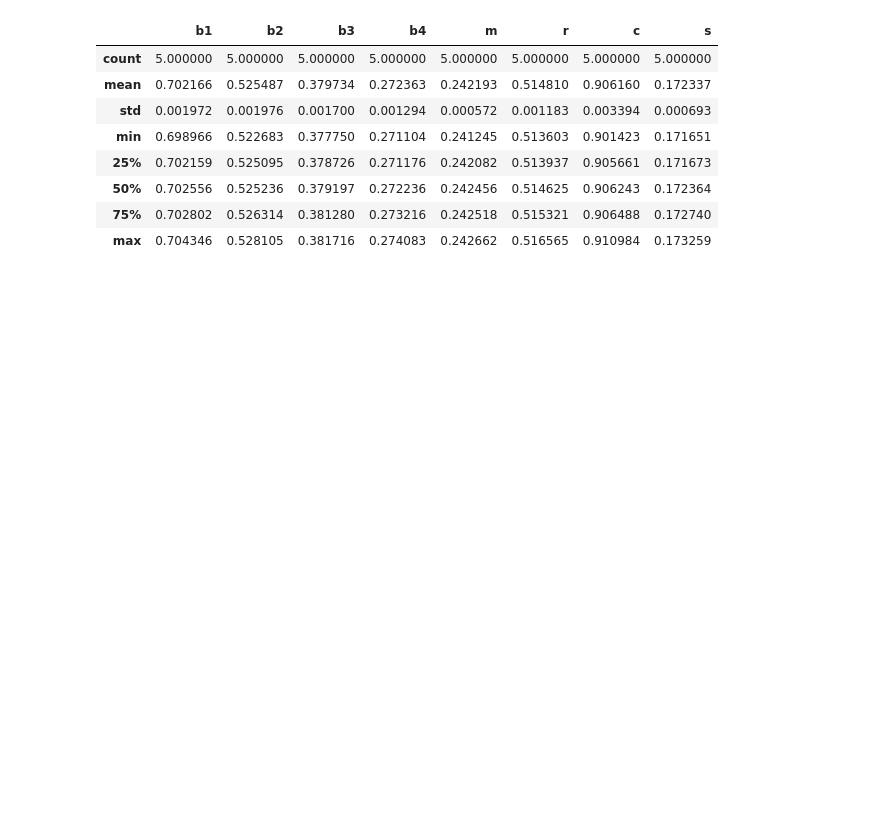
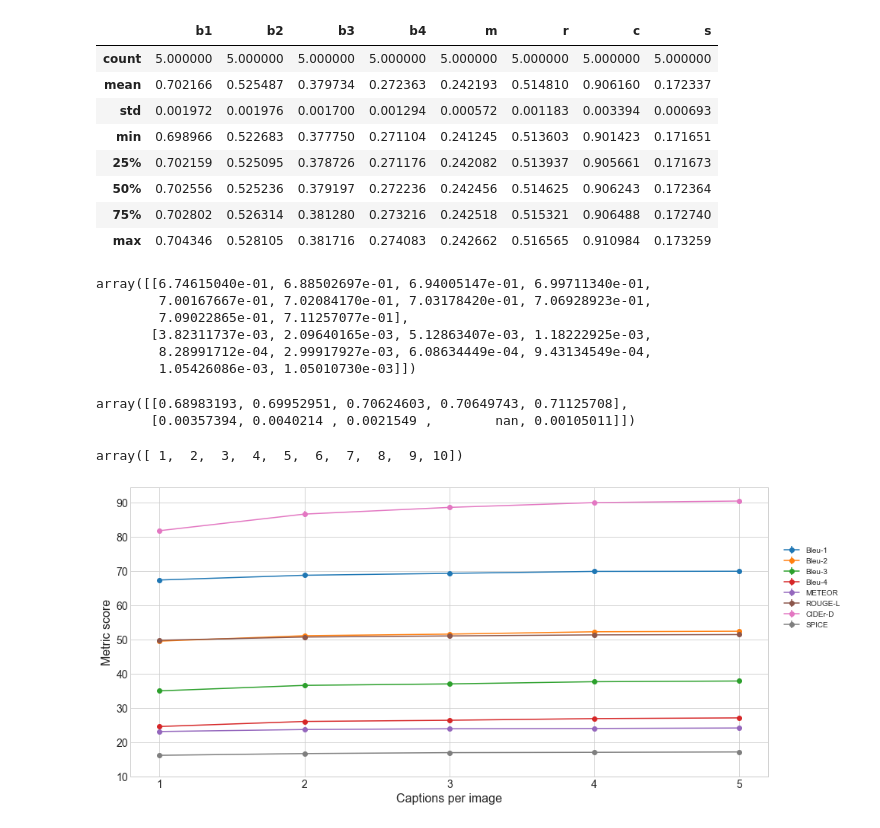
Before and after one commit to ingritu/TDT4900-Master-Thesis, a Jupyter notebook: notebooks/Results.ipynb, the cells around one changed output. Saved outputs shown, nothing was run; the diff lists cells and outputs as text; code cells hidden in the pictures; blank space fills up the shorter version.

```diff
--- a/notebooks/Results.ipynb
+++ b/notebooks/Results.ipynb
@@ -274,0 +326,51 @@ a_baseline_df.describe()
+# %%
+# fill the arrays
+for i, df in enumerate(a_c1_c10_dfs):
+    for arr, metric in zip(b_c1_c10_arrs, metrics):
+        arr[0, i] = df.mean().loc[metric]
+        arr[1, i] = df.std().loc[metric]
+b1_c1_10
+# %% [output]
+array([[6.74615040e-01, 6.88502697e-01, 6.94005147e-01, 6.99711340e-01,
+        7.00167667e-01, 7.02084170e-01, 7.03178420e-01, 7.06928923e-01,
+        7.09022865e-01, 7.11257077e-01],
+       [3.82311737e-03, 2.09640165e-03, 5.12863407e-03, 1.18222925e-03,
+        8.28991712e-04, 2.99917927e-03, 6.08634449e-04, 9.43134549e-04,
+        1.05426086e-03, 1.05010730e-03]])
+# %%
+# fill the arrays
+for i, df in enumerate(a_c1p1_c5p5_dfs):
+    for arr, metric in zip(b_c1p1_c5p5_arrs, metrics):
+        arr[0, i] = df.mean().loc[metric]
+        arr[1, i] = df.std().loc[metric]
+b1_c1p1_c5p5
+# %% [output]
+array([[0.68983193, 0.69952951, 0.70624603, 0.70649743, 0.71125708],
+       [0.00357394, 0.0040214 , 0.0021549 ,        nan, 0.00105011]])
+# %%
+x = np.arange(1, 11)
+x
+# %% [output]
+array([ 1,  2,  3,  4,  5,  6,  7,  8,  9, 10])
+# %%
+# plot c1-5
+plt.figure(figsize=(15,7))
+line1 = plt.errorbar(x[:5], b1_c1_10[0][:5]*100, b1_c1_10[1][:5]*100, fmt='-o', label='Bleu-1')
+line2 = plt.errorbar(x[:5], b2_c1_10[0][:5]*100, b2_c1_10[1][:5]*100, fmt='-o', label='Bleu-2')
+line3 = plt.errorbar(x[:5], b3_c1_10[0][:5]*100, b3_c1_10[1][:5]*100, fmt='-o', label='Bleu-3')
+line4 = plt.errorbar(x[:5], b4_c1_10[0][:5]*100, b4_c1_10[1][:5]*100, fmt='-o', label='Bleu-4')
+line5 = plt.errorbar(x[:5], m_c1_10[0][:5]*100, m_c1_10[1][:5]*100, fmt='-o', label='METEOR')
+line6 = plt.errorbar(x[:5], r_c1_10[0][:5]*100, r_c1_10[1][:5]*100, fmt='-o', label='ROUGE-L')
+line7 = plt.errorbar(x[:5], c_c1_10[0][:5]*100, c_c1_10[1][:5]*100, fmt='-o', label='CIDEr-D')
+line8 = plt.errorbar(x[:5], s_c1_10[0][:5]*100, s_c1_10[1][:5]*100, fmt='-o', label='SPICE')
+#plt.legend([line1, line2, line3, line4, line5, line6, line7, line8], METRICS)
+plt.legend(bbox_to_anchor=(1.02, 0.5, 1., .1), loc='lower left',
+           ncol=1, borderaxespad=0.)
+plt.ylabel('Metric score', Fontsize=16)
+plt.xlabel('Captions per image', Fontsize=16)
+plt.xticks([1, 2, 3, 4, 5], Fontsize=14)
+plt.yticks([i for i in range(10, 91, 10)], Fontsize=14)
+plt.savefig(save_path.joinpath('a-c1-5.pdf'))
+plt.show()
+# %% [output]
+[figure, added]
```
Also changed, not shown: parts of 3 cells of this notebook, 1 other file.
